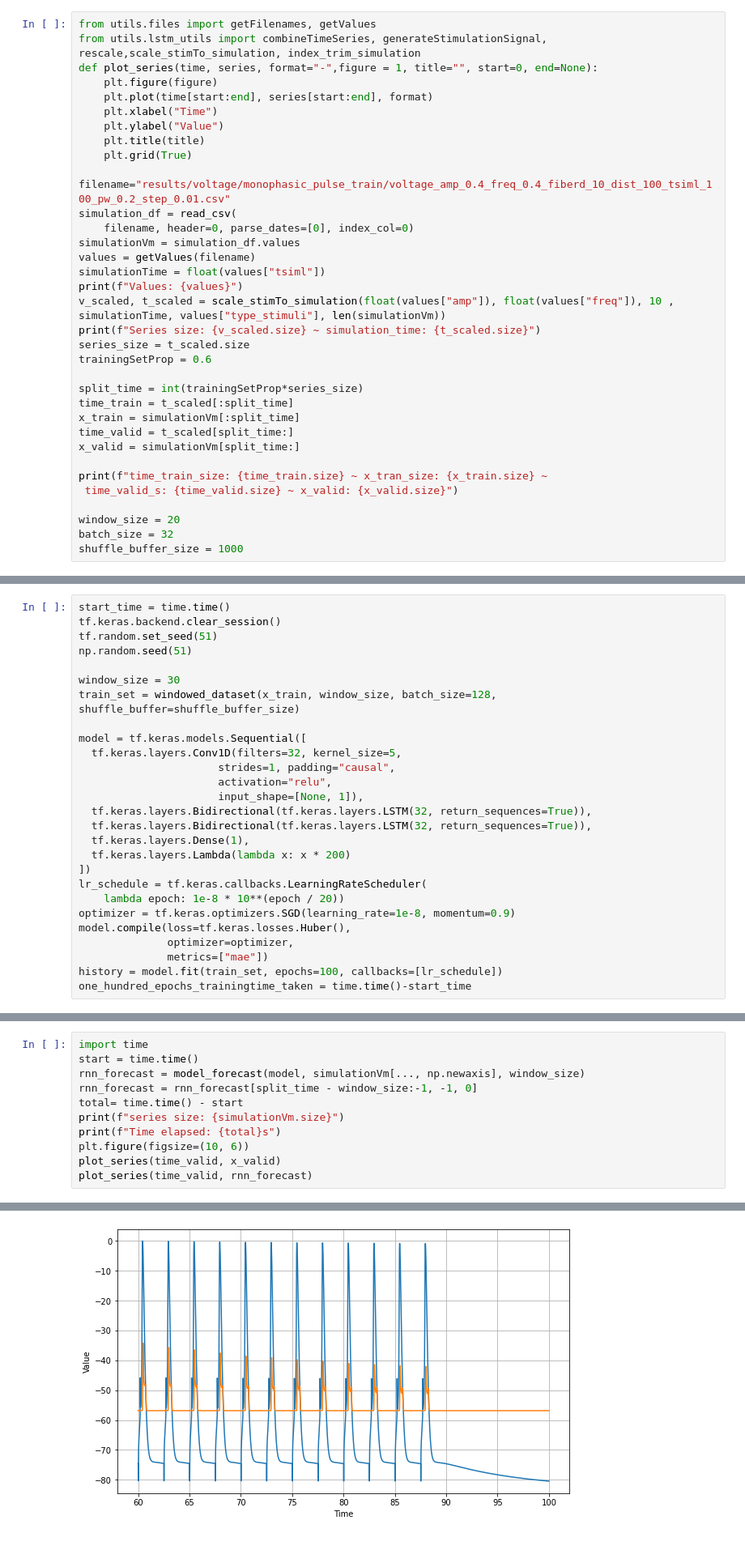
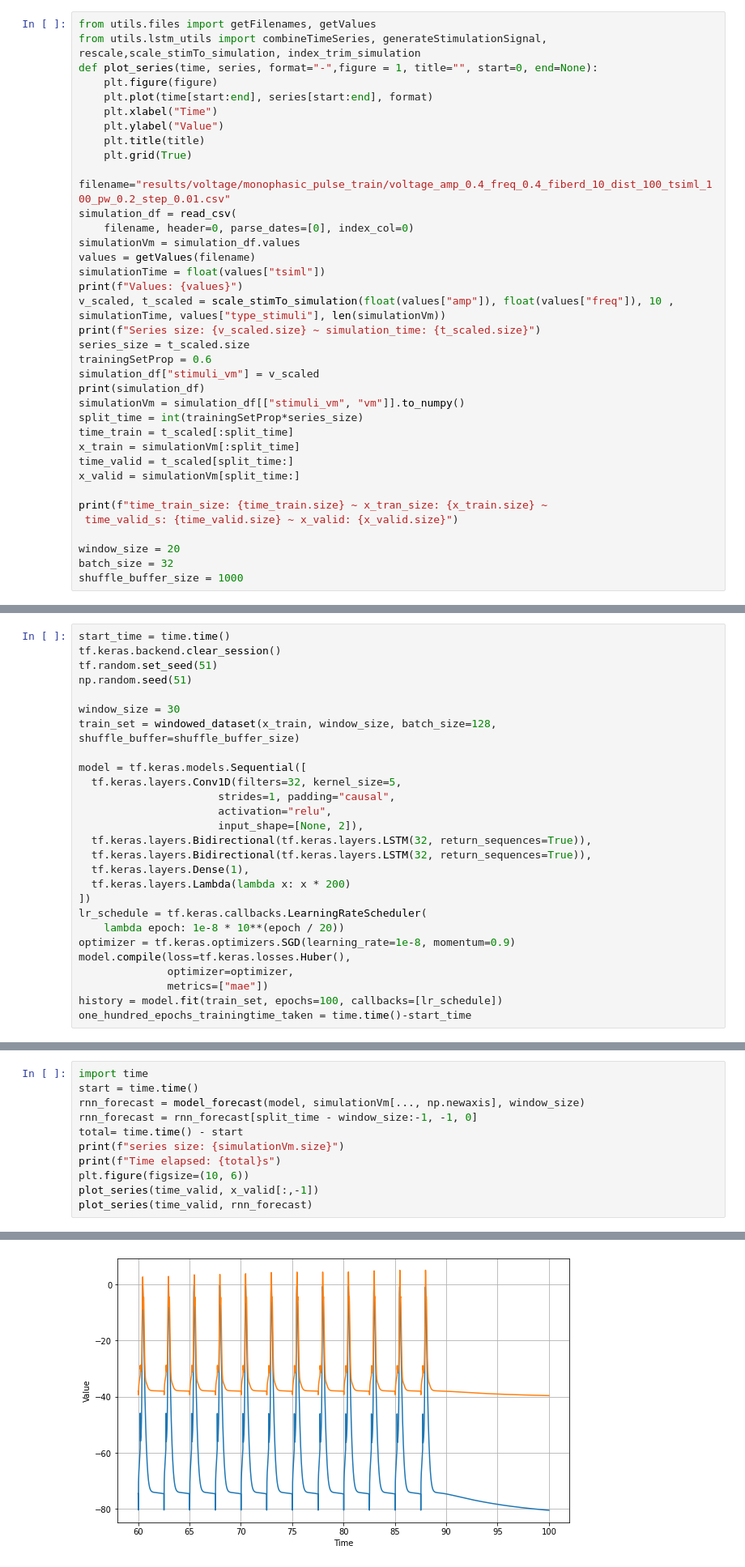
Before and after one commit to michaelCastillo/DeepLearningCoursera, a Jupyter notebook: LSTM_HH_model.ipynb, the cells around one changed output, grey strips where cells are left out. Shown at 81% size. Drawn from its saved outputs; the diff is of its cells as text.

```diff
--- a/LSTM_HH_model.ipynb
+++ b/LSTM_HH_model.ipynb
@@ -84,7 +86,9 @@ v_scaled, t_scaled = scale_stimTo_simulation(float(values["amp"]), float(values[
 print(f"Series size: {v_scaled.size} ~ simulation_time: {t_scaled.size}")
 series_size = t_scaled.size
 trainingSetProp = 0.6
-
+simulation_df["stimuli_vm"] = v_scaled
+print(simulation_df)
+simulationVm = simulation_df[["stimuli_vm", "vm"]].to_numpy()
 split_time = int(trainingSetProp*series_size)
 time_train = t_scaled[:split_time]
 x_train = simulationVm[:split_time]
@@ -132,7 +151,7 @@ model = tf.keras.models.Sequential([
   tf.keras.layers.Conv1D(filters=32, kernel_size=5,
                       strides=1, padding="causal",
                       activation="relu",
-                      input_shape=[None, 1]),
+                      input_shape=[None, 2]),
   tf.keras.layers.Bidirectional(tf.keras.layers.LSTM(32, return_sequences=True)),
   tf.keras.layers.Bidirectional(tf.keras.layers.LSTM(32, return_sequences=True)),
   tf.keras.layers.Dense(1),
@@ -179,6 +198,6 @@ total= time.time() - start
 print(f"series size: {simulationVm.size}")
 print(f"Time elapsed: {total}s")
 plt.figure(figsize=(10, 6))
-plot_series(time_valid, x_valid)
+plot_series(time_valid, x_valid[:,-1])
 plot_series(time_valid, rnn_forecast)
 # %% [output]
@@ -187,4 +206,4 @@ Time elapsed: 3.5118067264556885s
-[figure, old version]
+[figure, new version]
 # %%
 start_time = time.time()
 tf.keras.backend.clear_session()
```
Also changed, not shown: parts of 12 cells of this notebook.
